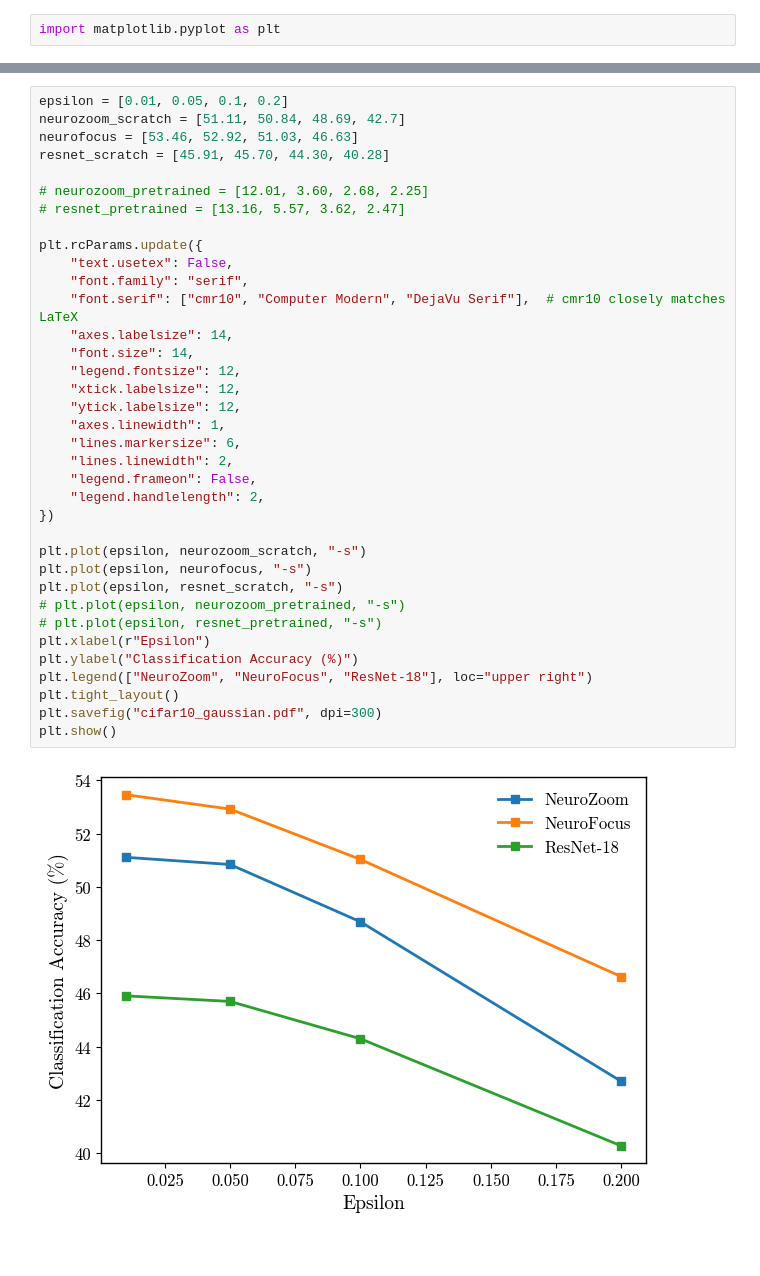
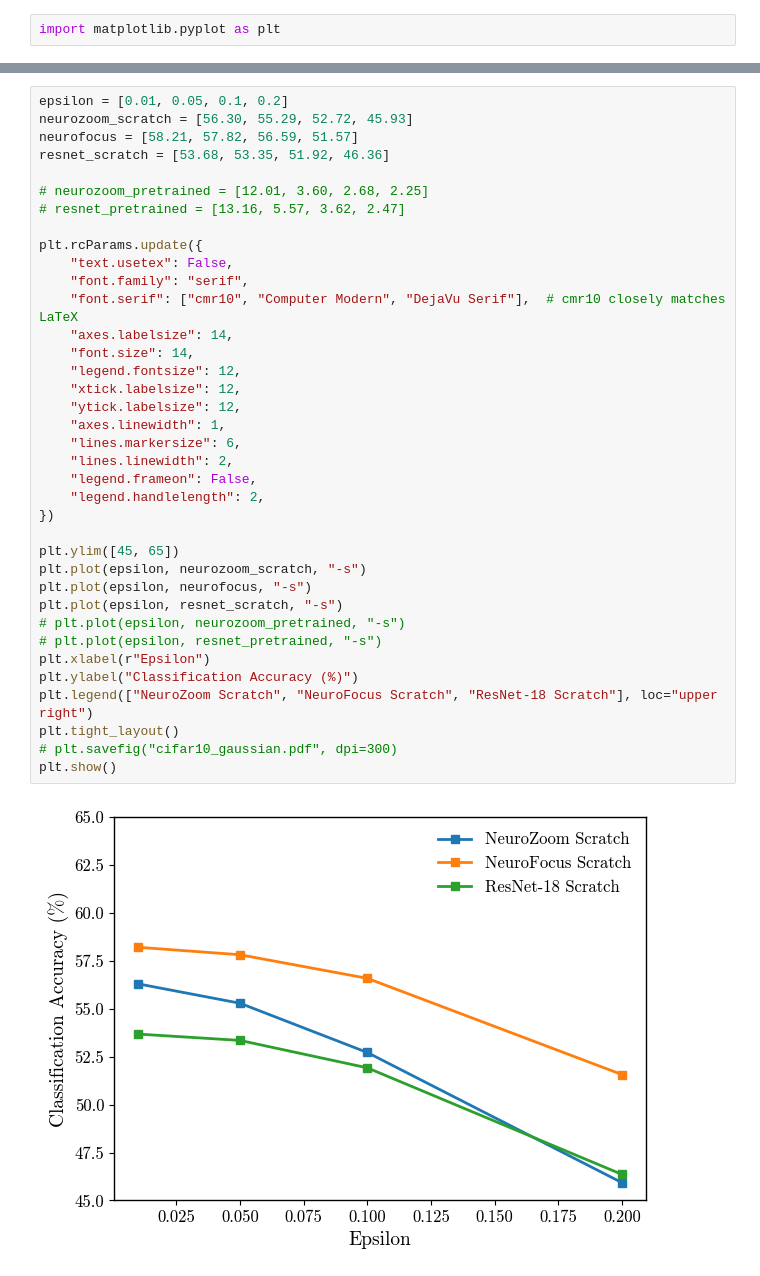
Before and after one commit to pran872/Brain-Network, a Jupyter notebook: source/figure_generation/fig_generation.ipynb, the cells around one changed output, grey strips where cells are left out. Saved outputs shown, nothing was run; the diff lists cells and outputs as text; blank space fills up the shorter version.

```diff
--- a/source/figure_generation/fig_generation.ipynb
+++ b/source/figure_generation/fig_generation.ipynb
@@ -251,38 +421,39 @@ plt.show()
 # %%
 epsilon = [0.01, 0.05, 0.1, 0.2]
-neurozoom_scratch = [51.11, 50.84, 48.69, 42.7]
-neurofocus = [53.46, 52.92, 51.03, 46.63]
-resnet_scratch = [45.91, 45.70, 44.30, 40.28]
+neurozoom_scratch = [56.30, 55.29, 52.72, 45.93]
+neurofocus = [58.21, 57.82, 56.59, 51.57]
+resnet_scratch = [53.68, 53.35, 51.92, 46.36]
 
 # neurozoom_pretrained = [12.01, 3.60, 2.68, 2.25]
 # resnet_pretrained = [13.16, 5.57, 3.62, 2.47]
 
 plt.rcParams.update({
     "text.usetex": False,
     "font.family": "serif",
     "font.serif": ["cmr10", "Computer Modern", "DejaVu Serif"],  # cmr10 closely matches LaTeX
     "axes.labelsize": 14,
     "font.size": 14,
     "legend.fontsize": 12,
     "xtick.labelsize": 12,
     "ytick.labelsize": 12,
     "axes.linewidth": 1,
     "lines.markersize": 6,
     "lines.linewidth": 2,
     "legend.frameon": False,
     "legend.handlelength": 2,
 })
 
+plt.ylim([45, 65])
 plt.plot(epsilon, neurozoom_scratch, "-s")
 plt.plot(epsilon, neurofocus, "-s")
 plt.plot(epsilon, resnet_scratch, "-s")
 # plt.plot(epsilon, neurozoom_pretrained, "-s")
 # plt.plot(epsilon, resnet_pretrained, "-s")
 plt.xlabel(r"Epsilon")
 plt.ylabel("Classification Accuracy (%)")
-plt.legend(["NeuroZoom", "NeuroFocus", "ResNet-18"], loc="upper right")
+plt.legend(["NeuroZoom Scratch", "NeuroFocus Scratch", "ResNet-18 Scratch"], loc="upper right")
 plt.tight_layout()
-plt.savefig("cifar10_gaussian.pdf", dpi=300)
+# plt.savefig("cifar10_gaussian.pdf", dpi=300)
 plt.show()
 # %% [output]
-[figure, old version]
+[figure, new version]
```
Also changed, not shown: parts of 29 cells of this notebook, 42 other files.
